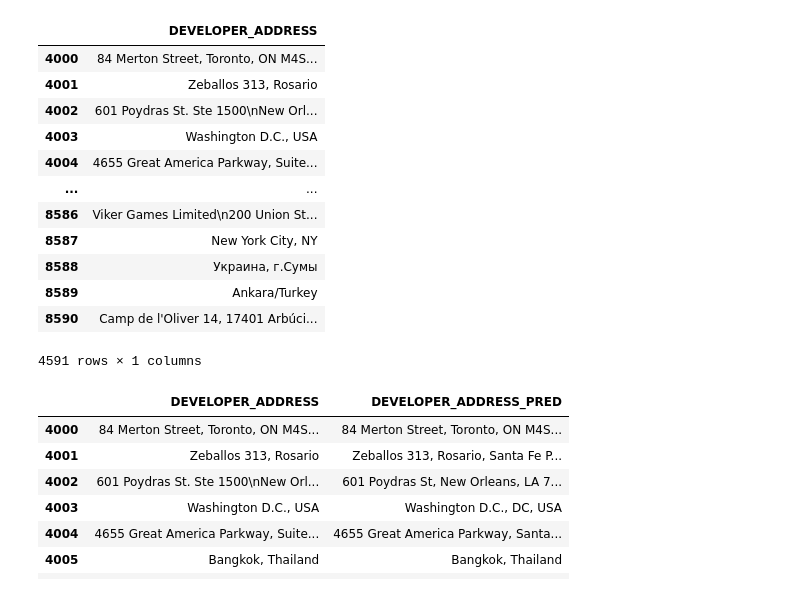
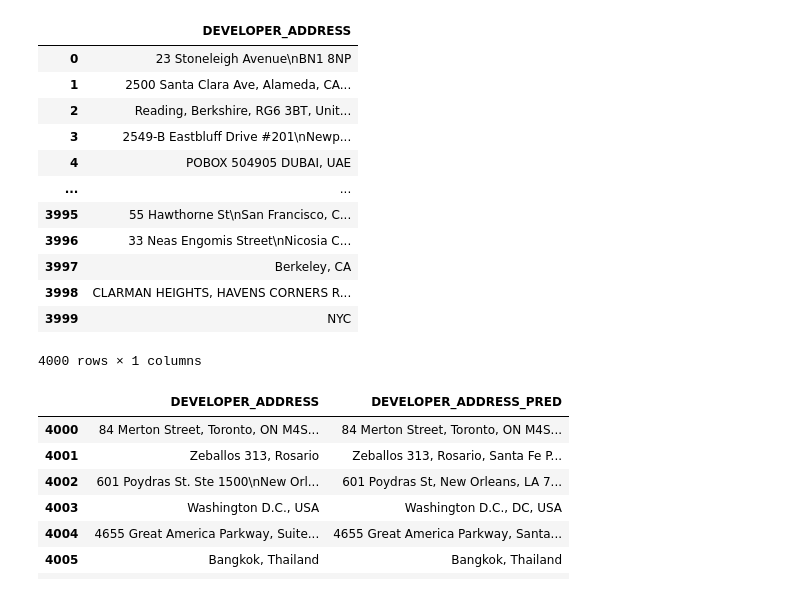
Before and after one commit to limivann/app-performance-predictor, a Jupyter notebook: google-play-scrapper/googleMapApi.ipynb, the cells around one changed output. Saved outputs shown, nothing was run; the diff lists cells and outputs as text; code cells hidden in the pictures.

```diff
--- a/google-play-scrapper/googleMapApi.ipynb
+++ b/google-play-scrapper/googleMapApi.ipynb
@@ -7,22 +7,22 @@ import math
 # %%
 df = pd.read_csv("./output/developerAddress.csv")
 first_half = df[:4000]
 other_half = df[4000:]
-other_half
+first_half
 # %% [output]
 |  | DEVELOPER_ADDRESS |
-| 4000 | 84 Merton Street, Toronto, ON M4S... |
-| 4001 | Zeballos 313, Rosario |
-| 4002 | 601 Poydras St. Ste 1500\nNew Orl... |
-| 4003 | Washington D.C., USA |
-| 4004 | 4655 Great America Parkway, Suite... |
+| 0 | 23 Stoneleigh Avenue\nBN1 8NP |
+| 1 | 2500 Santa Clara Ave, Alameda, CA... |
+| 2 | Reading, Berkshire, RG6 3BT, Unit... |
+| 3 | 2549-B Eastbluff Drive #201\nNewp... |
+| 4 | POBOX 504905 DUBAI, UAE |
 | ... | ... |
-| 8586 | Viker Games Limited\n200 Union St... |
-| 8587 | New York City, NY |
-| 8588 | Украина, г.Сумы |
-| 8589 | Ankara/Turkey |
-| 8590 | Camp de l'Oliver 14, 17401 Arbúci... |
+| 3995 | 55 Hawthorne St\nSan Francisco, C... |
+| 3996 | 33 Neas Engomis Street\nNicosia C... |
+| 3997 | Berkeley, CA |
+| 3998 | CLARMAN HEIGHTS, HAVENS CORNERS R... |
+| 3999 | NYC |
-4591 rows × 1 columns
+4000 rows × 1 columns
 # %%
 from decouple import config
 API_KEY = config('API_KEY')
```
Also changed, not shown: 2 other files.
